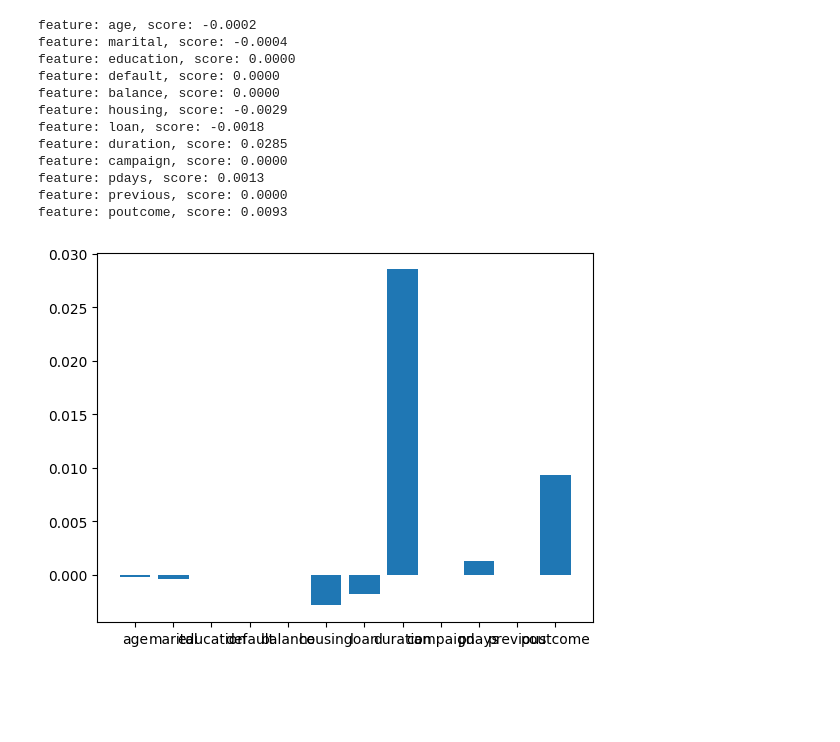
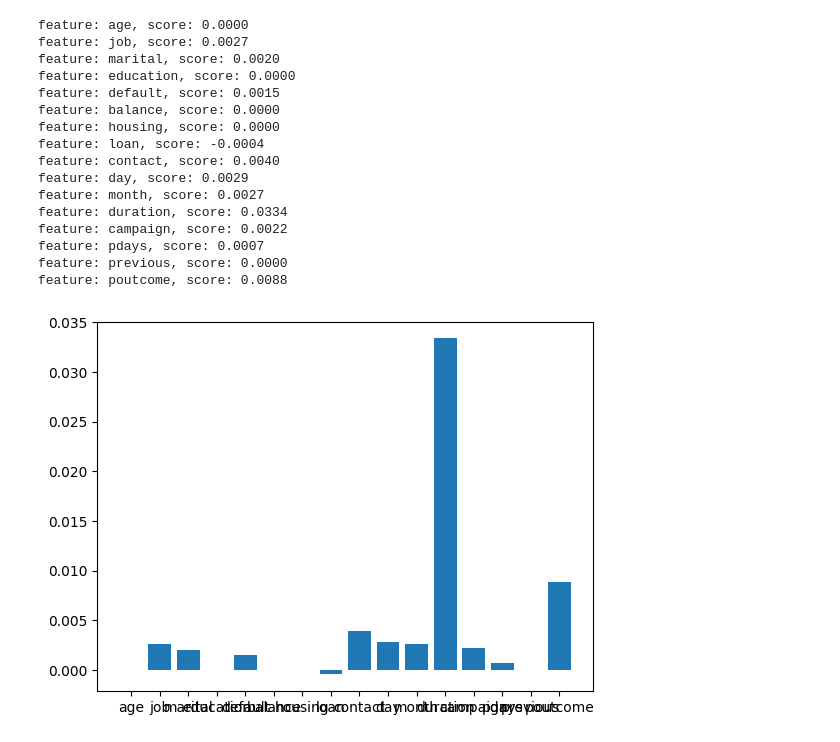
Before and after one commit to zinnew/bachelor, a Jupyter notebook: ml.ipynb, the cells around one changed output. Cells and saved outputs as stored; diff of their text form; code cells hidden in the pictures; blank space fills up the shorter version.

```diff
--- a/ml.ipynb
+++ b/ml.ipynb
@@ -278,0 +130,24 @@ Predicted subscription (y): 0
+# %%
+#implementing binomial logistic regression
+from sklearn.linear_model import LogisticRegression
+
+X_train, X_test, y_train, y_test = train_test_split(X, y, test_size=0.2, random_state=42)
+
+logreg = Pipeline(steps=[
+    ('preprocessor', preprocessor),
+    ('lr', LogisticRegression(max_iter=10000, random_state=42))
+])
+
+logreg.fit(X_train, y_train) #train model
+
+#pred
+y_pred_logreg = logreg.predict(X_test)
+
+#evaluate
+accuracy_logreg = accuracy_score(y_test, y_pred_logreg)
+cm_logreg = confusion_matrix(y_test, y_pred_logreg)
+classification_rep_logreg = classification_report(y_test, y_pred_logreg)
+
+print(f'Logistic Regression Accuracy: {accuracy_logreg:.4f}')
+print(f'\nConfusion Matrix:\n{cm_logreg}')
+print(f'\nClassification Report:\n{classification_rep_logreg}')
@@ -279,23 +170,27 @@ Predicted subscription (y): 0
 # %%
 #permutation feature importance
-results = permutation_importance(clf, X_test, y_test, scoring='accuracy')
+results = permutation_importance(logreg, X_test, y_test, scoring='accuracy')
 for i, v in enumerate(results.importances_mean):
     print(f'feature: {X.columns[i]}, score: {v:.4f}')
 
 #visualize feature importance
 plt.bar([X.columns[i] for i in range(len(results.importances_mean))], results.importances_mean)
 plt.show()
 # %% [output]
-feature: age, score: -0.0002
-feature: marital, score: -0.0004
+feature: age, score: 0.0000
+feature: job, score: 0.0027
+feature: marital, score: 0.0020
 feature: education, score: 0.0000
-feature: default, score: 0.0000
+feature: default, score: 0.0015
 feature: balance, score: 0.0000
-feature: housing, score: -0.0029
-feature: loan, score: -0.0018
-feature: duration, score: 0.0285
-feature: campaign, score: 0.0000
-feature: pdays, score: 0.0013
+feature: housing, score: 0.0000
+feature: loan, score: -0.0004
+feature: contact, score: 0.0040
+feature: day, score: 0.0029
+feature: month, score: 0.0027
+feature: duration, score: 0.0334
+feature: campaign, score: 0.0022
+feature: pdays, score: 0.0007
 feature: previous, score: 0.0000
-feature: poutcome, score: 0.0093
+feature: poutcome, score: 0.0088
-[figure, old version]
+[figure, new version]
```
Also changed, not shown: parts of 13 cells of this notebook.
